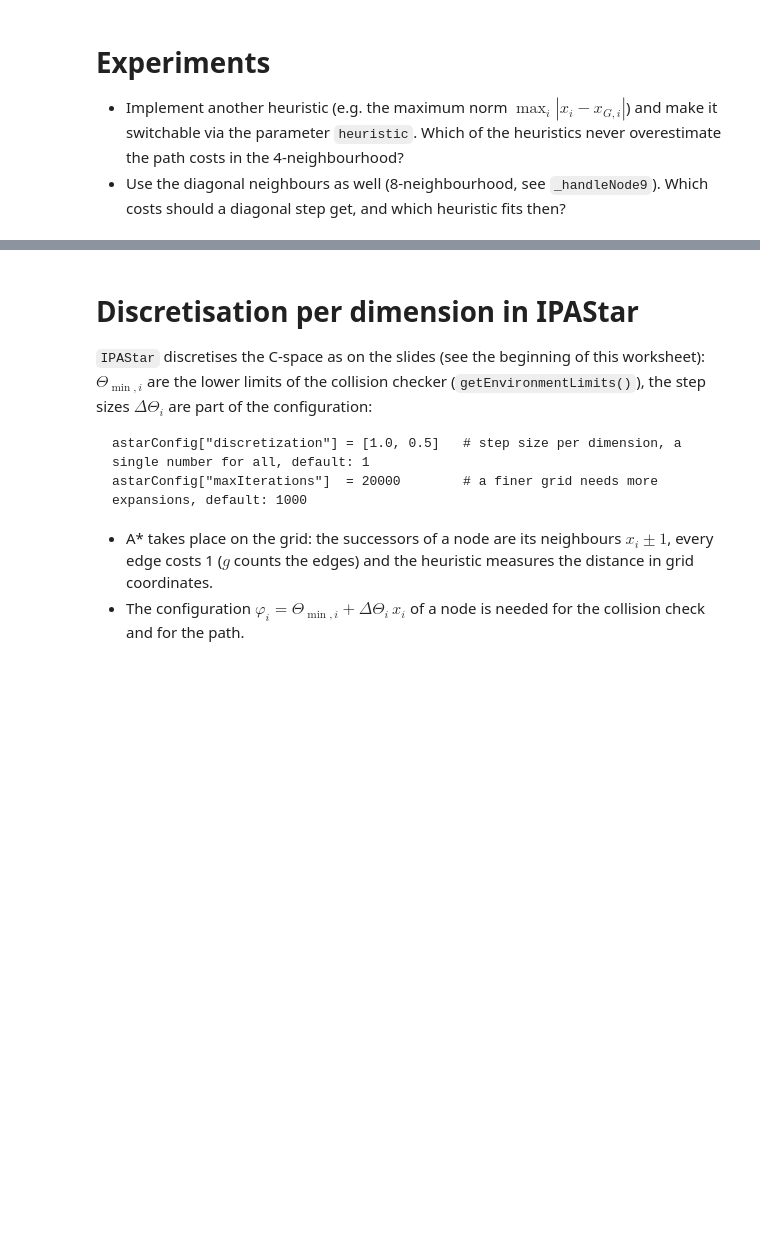
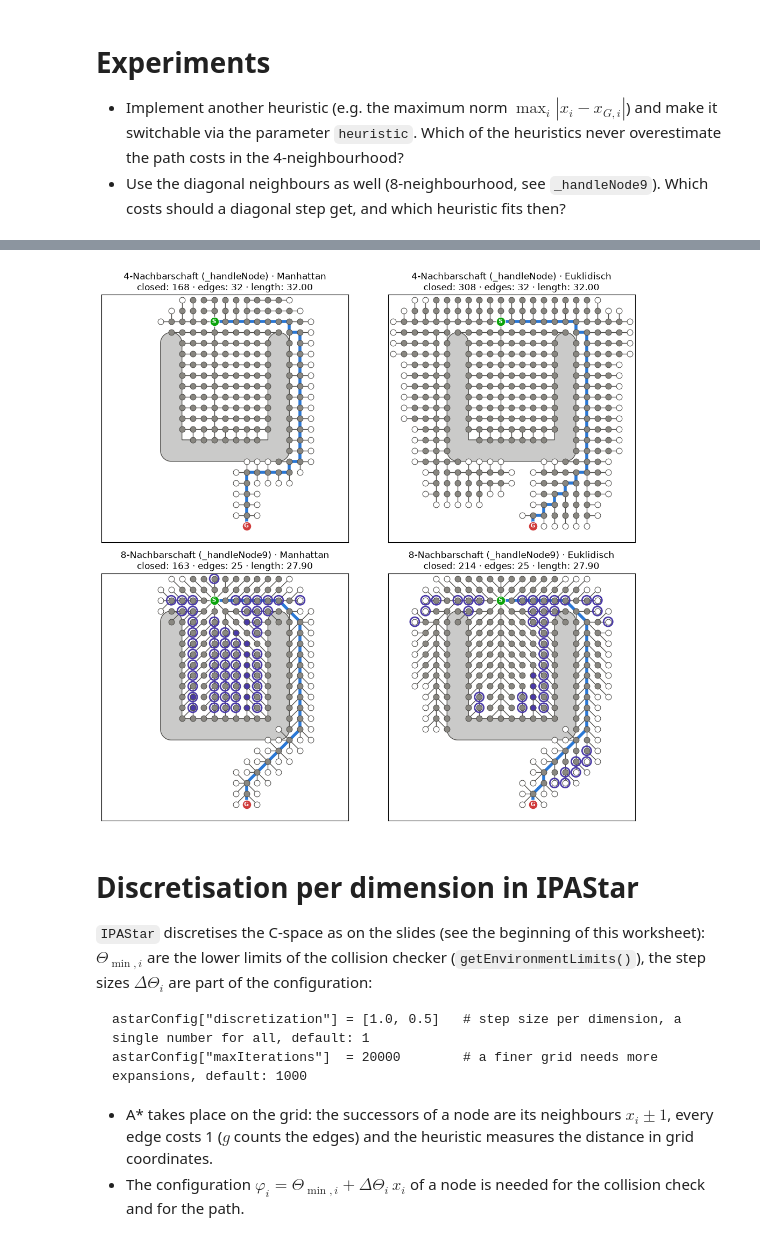
Before and after one commit to Hoesslicher/Roboterprogrammierung, a Jupyter notebook: notebooks/IP-8-0_ASTAR.ipynb, the cells around one changed output, grey strips where cells are left out. Saved outputs shown, nothing was run; the diff lists cells and outputs as text; code cells hidden in the pictures; blank space fills up the shorter version.

```diff
--- a/notebooks/IP-8-0_ASTAR.ipynb
+++ b/notebooks/IP-8-0_ASTAR.ipynb
@@ -384,3 +482,74 @@ Experiments
+# %%
+from IPPerfMonitor import IPPerfMonitor
+
+
+class DiagonalAStar(AStar):
+    """A*-Variante mit 8er-Nachbarschaft (in 2D) über _handleNode9 und euklidischen Schrittkosten."""
+
+    @IPPerfMonitor
+    def _handleNode(self, nodeName):
+        # Nutzt die bereits vorbereitete Methode _handleNode9 für diagonale Nachbarn
+        return self._handleNode9(nodeName)
+
+    @IPPerfMonitor
+    def _addGraphNode(self, x, pos, fatherName=None):
+        nodeName = self._getNodeID(x)
+        self.graph.add_node(nodeName, pos=pos, grid=x, status='open', g=0)
+
+        if fatherName is not None:
+            self.graph.add_edge(nodeName, fatherName)
+            # Schrittkosten auf dem Gitter: 1 für achsenparallele, sqrt(2) für diagonale Schritte
+            step_cost = euclidean(self.graph.nodes[fatherName]["grid"], x)
+            self.graph.nodes[nodeName]["g"] = self.graph.nodes[fatherName]["g"] + step_cost
+
+        self._insertNodeNameInOpenList(nodeName)
+
+    def _reopenNode(self, nodeName, fatherName):
+        node = self.graph.nodes[nodeName]
+        step_cost = euclidean(self.graph.nodes[fatherName]["grid"], node["grid"])
+        g = self.graph.nodes[fatherName]["g"] + step_cost
+        if g >= node["g"] or node.get("collision") == 1:
+            return
+        self.graph.remove_edges_from(list(self.graph.out_edges(nodeName)))
+        self.graph.add_edge(nodeName, fatherName)
+        node["g"] = g
+        if node["status"] == 'closed':
+            node["status"] = 'open'
+            node["reopened"] = node.get("reopened", 0) + 1
+        else:
+            node["updated"] = node.get("updated", 0) + 1
+        self._insertNodeNameInOpenList(nodeName)
+
+
+# 2x2-Vergleich: 4er- vs. 8er-Nachbarschaft × Manhattan vs. Euklidisch
+fig, axes = plt.subplots(2, 2, figsize=(11, 10.5))
+limits = environment.getEnvironmentLimits()
+
+variants = [
+    ("4-Nachbarschaft (_handleNode)", AStar),
+    ("8-Nachbarschaft (_handleNode9)", DiagonalAStar),
+]
+heuristics = [
+    ("Manhattan", "manhattan"),
+    ("Euklidisch", "euclidean"),
+]
+
+for row_axes, (n_label, cls) in zip(axes, variants):
+    for ax, (h_label, h_name) in zip(row_axes, heuristics):
+        cfg = {"w": 0.5, "heuristic": h_name, "reopening": True}
+        planner = cls(environment)
+        sol = planner.planPath(start, goal, cfg)
+        res = statistics(planner, sol)
+        ax.set_title(f"{n_label} · {h_label}\nclosed: {res['closed']} · edges: {res['edges']} · length: {res['length']:.2f}")
+        aStarVisualize(planner, sol, ax=ax, nodeSize=60)
+        ax.set_xlim(limits[0][0] - 0.5, limits[0][1] + 0.5)
+        ax.set_ylim(limits[1][0] - 0.5, limits[1][1] + 0.5)
+        ax.set_aspect("equal")
+
+plt.tight_layout()
+plt.show()
+# %% [output]
+[figure, added]
 # %% [markdown]
 Discretisation per dimension in IPAStar
 =======================================
```
Also changed, not shown: parts of 28 cells of this notebook, 4 other files.
